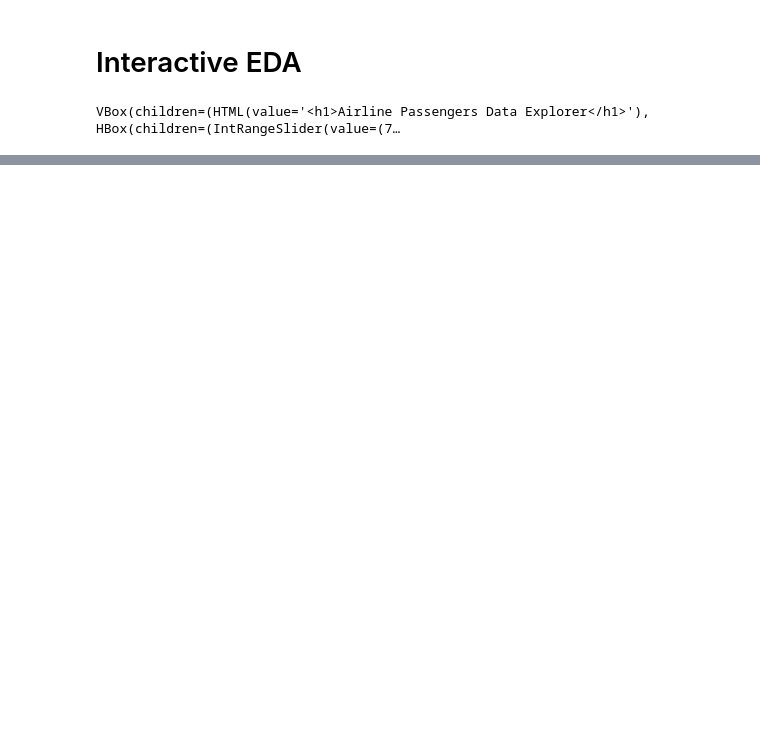
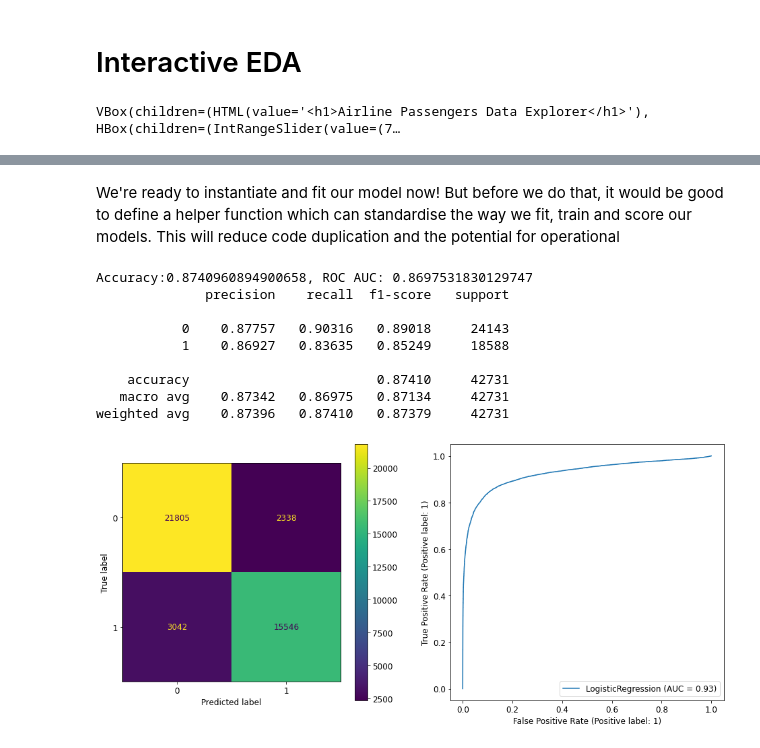
Before and after one commit to ibdafna/airlines_passengers, a Jupyter notebook: airline_passenger_satisfaction.ipynb, the cells around one changed output, grey strips where cells are left out. Saved outputs shown, nothing was run; the diff lists cells and outputs as text; code cells hidden in the pictures; blank space fills up the shorter version.

```diff
--- a/airline_passenger_satisfaction.ipynb
+++ b/airline_passenger_satisfaction.ipynb
@@ -234,0 +350,4 @@ VBox(children=(HTML(value='<h1>Airline Passengers Data Explorer</h1>'), HBox(chi
+# %%
+# Columns used to predict "Satisfaction"
+feature_list = list(filter(lambda x: x != 'Satisfaction', airlines_df_encoded.columns.tolist()))
+feature_list
@@ -234,0 +372,5 @@ VBox(children=(HTML(value='<h1>Airline Passengers Data Explorer</h1>'), HBox(chi
+# %%
+# Define regressor and regressand
+y = airlines_df_encoded[['Satisfaction']]
+X = airlines_df_encoded[feature_list]
+X_train, X_test, y_train, y_test = train_test_split(X, y, test_size=0.33, random_state=42)
@@ -234,0 +386,41 @@ VBox(children=(HTML(value='<h1>Airline Passengers Data Explorer</h1>'), HBox(chi
+# %% [markdown]
+We're ready to instantiate and fit our model now! But before we do that, it would be good to define a helper function which
+can standardise the way we fit, train and score our models. This will reduce code duplication and the potential for operational
+# %%
+from sklearn.linear_model import LinearRegression, LogisticRegression
+from sklearn.metrics import confusion_matrix, ConfusionMatrixDisplay, RocCurveDisplay, accuracy_score, roc_auc_score, classification_report
+
+def run_model(model, X_train, X_test, y_train, y_test):
+    # Convert to 1D arrays as some of the sklearn functions require them
+    y_train = y_train.values.ravel()
+    y_test = y_test.values.ravel()
+
+    # Fit our and train our model
+    model.fit(X_train,y_train)
+    y_pred = model.predict(X_test)
+
+    # Calculate performance metrics
+    accuracy = accuracy_score(y_test, y_pred)
+    roc_auc = roc_auc_score(y_test, y_pred)
+    print(f"Accuracy:{accuracy}, ROC AUC: {roc_auc}")
+    print(classification_report(y_test,y_pred,digits=5))
+    cm = confusion_matrix(y_test, y_pred, labels=model.classes_)
+    fig, (ax1, ax2) = plt.subplots(nrows=1, ncols=2, figsize=(16, 7))
+    cmd = ConfusionMatrixDisplay.from_estimator(model, X_test, y_test, ax=ax1)
+    rocd = RocCurveDisplay.from_estimator(model, X_test, y_test, ax=ax2)
+
+    return model, accuracy, roc_auc
+# %%
+# Running our model (using a higher number of iteration to maximize chance of model convergence)
+run_model(LogisticRegression(max_iter=4000), X_train, X_test, y_train, y_test);
+# %% [output]
+Accuracy:0.8740960894900658, ROC AUC: 0.8697531830129747
+              precision    recall  f1-score   support
+
+           0    0.87757   0.90316   0.89018     24143
+           1    0.86927   0.83635   0.85249     18588
+
+    accuracy                        0.87410     42731
+   macro avg    0.87342   0.86975   0.87134     42731
+weighted avg    0.87396   0.87410   0.87379     42731
+[figure, added]
```
Also changed, not shown: parts of 16 cells of this notebook.
